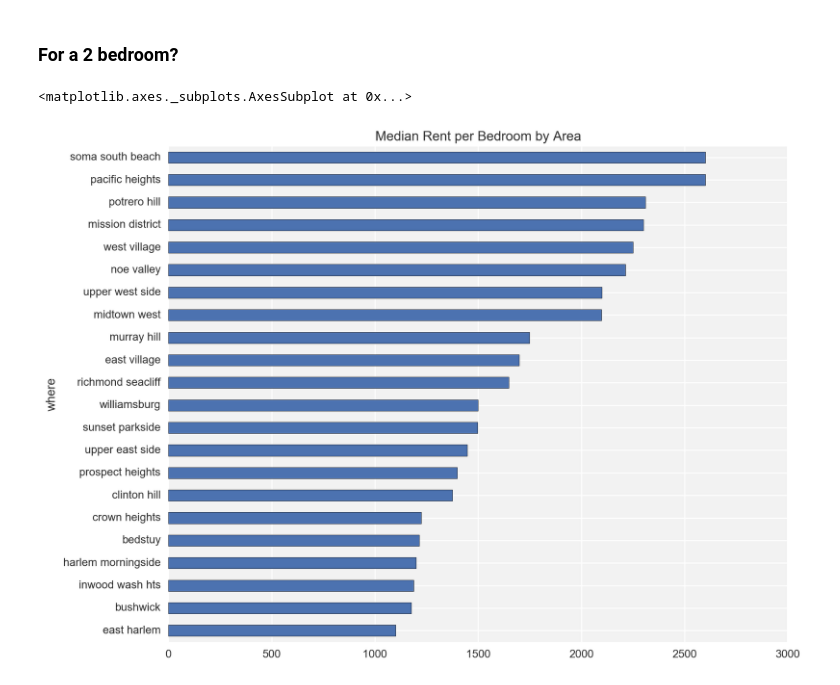
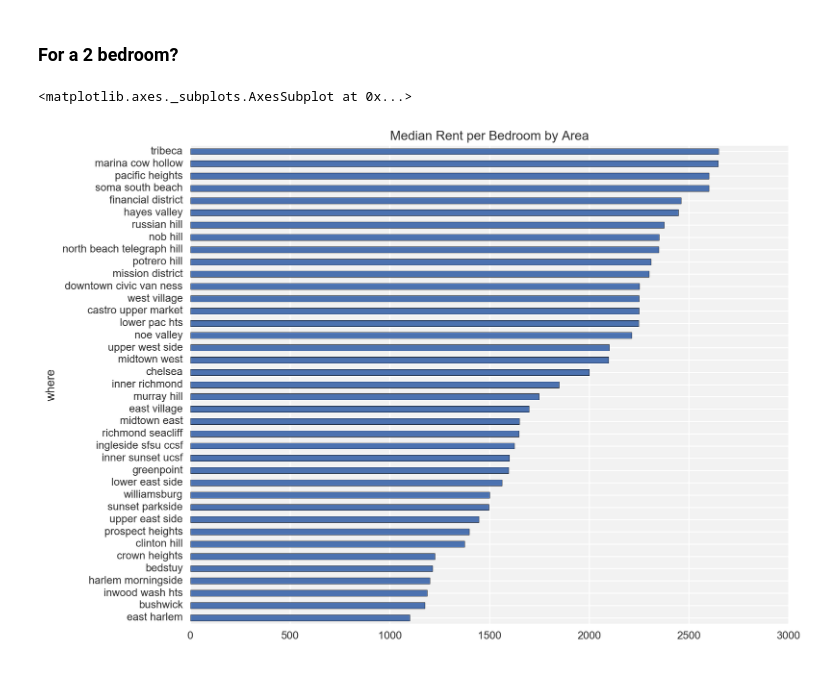
Before and after one commit to apapiu/Craiglist_Project, a Jupyter notebook: Data Analysis/Main EDA NYC+SF.ipynb, the cells around one changed output. Drawn from its saved outputs; the diff is of its cells as text; code cells hidden in the pictures.

```diff
--- a/Data Analysis/Main EDA NYC+SF.ipynb
+++ b/Data Analysis/Main EDA NYC+SF.ipynb
@@ -191,7 +176,11 @@ array([[<matplotlib.axes._subplots.AxesSubplot object at 0x...>]], dtype=object)
 <matplotlib.axes._subplots.AxesSubplot at 0x...>
 [figure]
 # %%
-(data.query("per_person < 5000")[["area", "per_person"]]
+matplotlib.rcParams['figure.figsize'] = (8.0, 5.0)
+
+g = (data.query("per_person < 5000")[["area", "per_person"]]
      .pivot(columns = "area", values = "per_person")
      .plot.hist(alpha = 0.75, bins = 30, stacked = False, by = "area"))
+
+plt.title("Rent per Bedroom in NYC vs. SF")
 # %% [output]
@@ -230,11 +219,11 @@ price_by_locations["median"].plot.barh(title = "Median Rent per Bedroom by Area"
 # %%
 matplotlib.rcParams['figure.figsize'] = (10.0, 8.0)
 
 price_by_locations = (data.query("int_bed == 2").groupby("where")["per_person"]
                           .aggregate(["median", "count"])
-                          .query("count > 200")
+                          .query("count > 100")
                           .sort_values("median"))
 price_by_locations["median"].plot.barh(title = "Median Rent per Bedroom by Area")
 # %% [output]
 <matplotlib.axes._subplots.AxesSubplot at 0x...>
-[figure, old version]
+[figure, new version]
```
Also changed, not shown: parts of 3 cells of this notebook, 2 other files.
